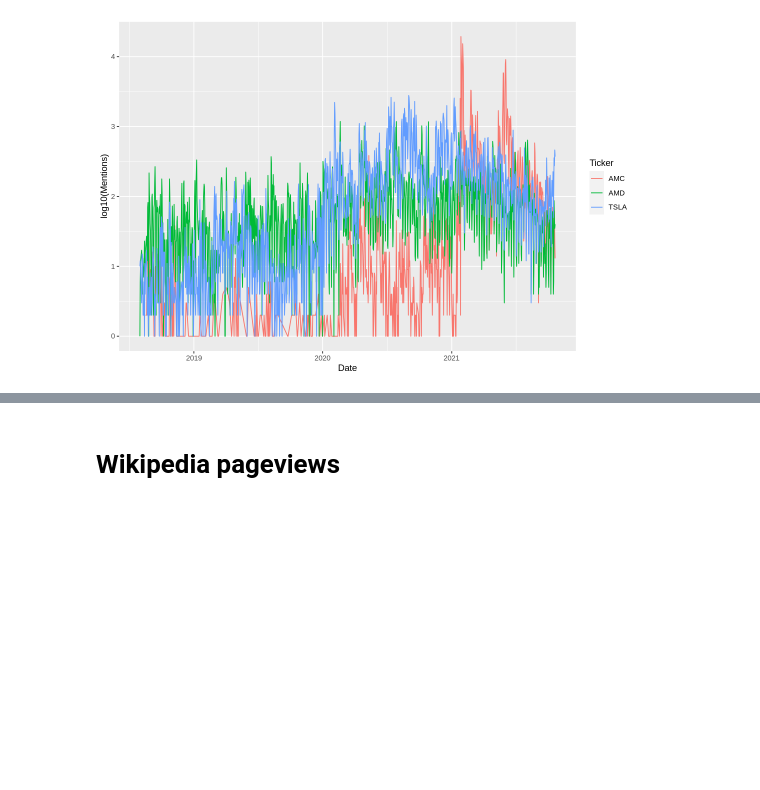
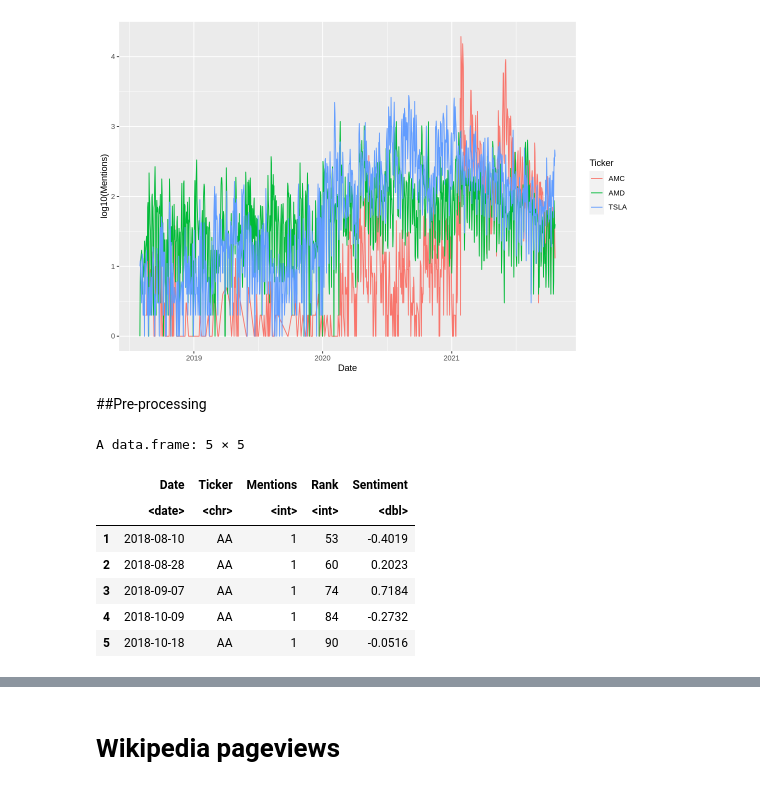
Before and after one commit to limshaocong/analyticsEdge, a Jupyter notebook: Data_Exploration.ipynb, the cells around one changed output, grey strips where cells are left out. Drawn from its saved outputs; the diff is of its cells as text; code cells hidden in the pictures; blank space fills up the shorter version.

```diff
--- a/Data_Exploration.ipynb
+++ b/Data_Exploration.ipynb
@@ -374,3 +376,16 @@ wsb.sentiment %>%
   geom_line(aes(x = Date, y = log10(Mentions), colour  = Ticker))
 # %% [output]
 [figure]
+# %% [markdown]
+##Pre-processing
+# %%
+head(wsb.sentiment, 5)
+# %% [output]
+A data.frame: 5 × 5
+|  | Date | Ticker | Mentions | Rank | Sentiment |
+|  | <date> | <chr> | <int> | <int> | <dbl> |
+| 1 | 2018-08-10 | AA | 1 | 53 | -0.4019 |
+| 2 | 2018-08-28 | AA | 1 | 60 | 0.2023 |
+| 3 | 2018-09-07 | AA | 1 | 74 | 0.7184 |
+| 4 | 2018-10-09 | AA | 1 | 84 | -0.2732 |
+| 5 | 2018-10-18 | AA | 1 | 90 | -0.0516 |
```
Also changed, not shown: parts of 2 cells of this notebook.
